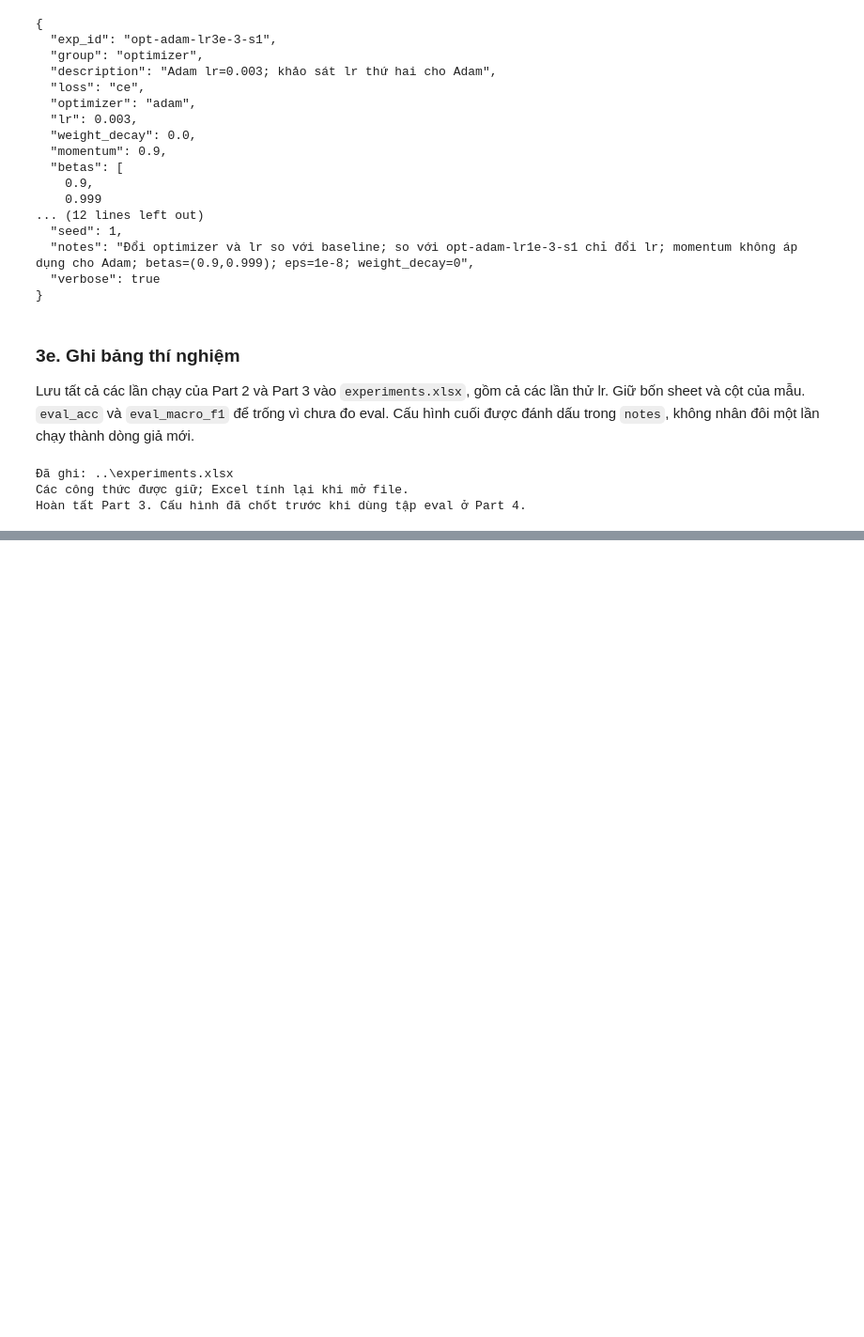
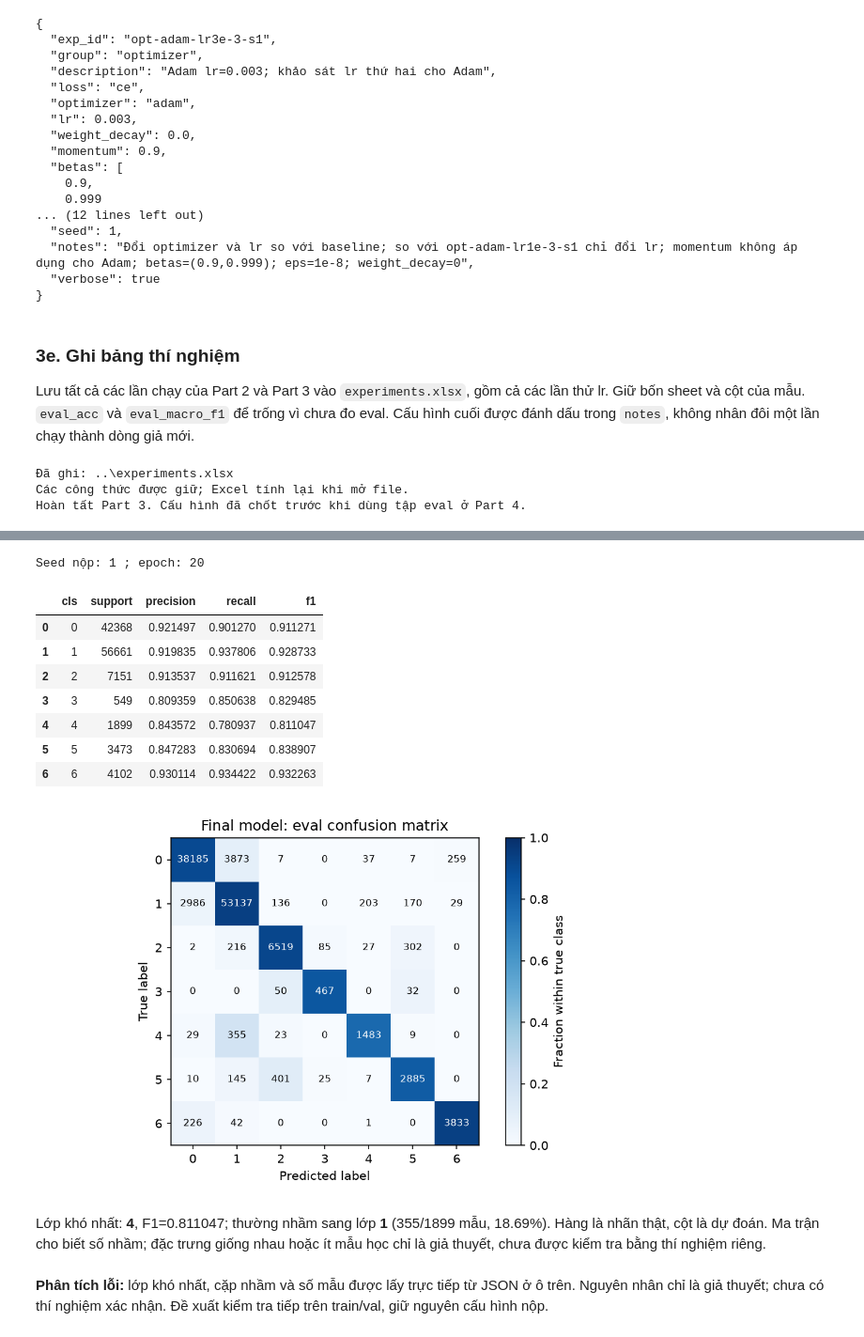
Before and after one commit to VietAnh-AI2-UET/K4-Track4-Day1-Neuralnetwork, a Jupyter notebook: submission_2A202602611/code/lab.ipynb, the cells around one changed output, grey strips where cells are left out. Shown at 94% size. Saved outputs shown, nothing was run; the diff lists cells and outputs as text; code cells hidden in the pictures; blank space fills up the shorter version.

Commit message:
feat: complete part 4

```diff
--- a/submission_2A202602611/code/lab.ipynb
+++ b/submission_2A202602611/code/lab.ipynb
@@ -893,0 +883,32 @@ Hoàn tất Part 3. Cấu hình đã chốt trước khi dùng tập eval ở Pa
+# %%
+from part4_exports import (
+    recover_result, evaluate_selected, error_analysis, export_table, write_report, verify_submission,
+)
+from IPython.display import display, Markdown, Image
+from pathlib import Path
+import json
+
+out = Path(OUT_DIR)
+selection = json.loads((out / "part3_selection.json").read_text(encoding="utf-8"))
+assert selection["eval_used"] is False
+read_log = lambda exp_id: json.loads((out / "results" / f"{exp_id}.json").read_text(encoding="utf-8"))
+if "baseline_result" not in globals():
+    baseline_result = read_log("base-s1")
+if "result_final" not in globals():
+    result_final = read_log(selection["cfg_final"]["exp_id"])
+assert result_final["cfg"]["exp_id"] == selection["cfg_final"]["exp_id"]
+assert result_final["summary"]["best_epoch"] == selection["best_epoch"]
+
+baseline_eval_result = recover_result(baseline_result, data, out / "checkpoints")
+final_eval_result = recover_result(result_final, data, out / "checkpoints")
+manifest = {
+    "baseline_exp_id": baseline_eval_result["cfg"]["exp_id"],
+    "final_exp_id": final_eval_result["cfg"]["exp_id"],
+    "seed": final_eval_result["cfg"]["seed"],
+    "best_epoch": final_eval_result["summary"]["best_epoch"],
+    "selected_in_part3": selection["cfg_final"]["exp_id"], "selection_changed": False,
+    "baseline_replayed": baseline_eval_result["cfg"]["exp_id"] != baseline_result["cfg"]["exp_id"],
+    "final_replayed": final_eval_result["cfg"]["exp_id"] != result_final["cfg"]["exp_id"],
+}
+(out / "part4_manifest.json").write_text(json.dumps(manifest, ensure_ascii=False, indent=2) + "\n", encoding="utf-8")
+print(json.dumps(manifest, ensure_ascii=False, indent=2))
@@ -893,0 +926,28 @@ Hoàn tất Part 3. Cấu hình đã chốt trước khi dùng tập eval ở Pa
+# %%
+# Chấm bằng scripts/evaluate.py từ gốc repo; không tự sửa JSON metric.
+baseline_eval_scores, final_eval_scores = evaluate_selected(
+    baseline_eval_result, final_eval_result, data, REPO_ROOT, OUT_DIR,
+)
+assert baseline_eval_scores["n_eval"] == final_eval_scores["n_eval"] == 116203
+print("Seed nộp:", manifest["seed"], "; epoch:", manifest["best_epoch"])
+# %% [output]
+Seed nộp: 1 ; epoch: 20
+# %%
+import pandas as pd
+display(pd.DataFrame(final_eval_scores["per_class"]))
+error_note = error_analysis(final_eval_scores, out / "figures" / "compare_eval_confusion.png")
+display(Image(filename=str(out / "figures" / "compare_eval_confusion.png"), width=600))
+display(Markdown(error_note))
+# %% [output]
+|  | cls | support | precision | recall | f1 |
+| 0 | 0 | 42368 | 0.921497 | 0.901270 | 0.911271 |
+| 1 | 1 | 56661 | 0.919835 | 0.937806 | 0.928733 |
+| 2 | 2 | 7151 | 0.913537 | 0.911621 | 0.912578 |
+| 3 | 3 | 549 | 0.809359 | 0.850638 | 0.829485 |
+| 4 | 4 | 1899 | 0.843572 | 0.780937 | 0.811047 |
+| 5 | 5 | 3473 | 0.847283 | 0.830694 | 0.838907 |
+| 6 | 6 | 4102 | 0.930114 | 0.934422 | 0.932263 |
+[figure, added]
+Lớp khó nhất: **4**, F1=0.811047; thường nhầm sang lớp **1** (355/1899 mẫu, 18.69%). Hàng là nhãn thật, cột là dự đoán. Ma trận cho biết số nhầm; đặc trưng giống nhau hoặc ít mẫu học chỉ là giả thuyết, chưa được kiểm tra bằng thí nghiệm riêng.
+# %% [markdown]
+**Phân tích lỗi:** lớp khó nhất, cặp nhầm và số mẫu được lấy trực tiếp từ JSON ở ô trên. Nguyên nhân chỉ là giả thuyết; chưa có thí nghiệm xác nhận. Đề xuất kiểm tra tiếp trên train/val, giữ nguyên cấu hình nộp.
```
Also changed, not shown: parts of 9 cells of this notebook, 21 other files.
